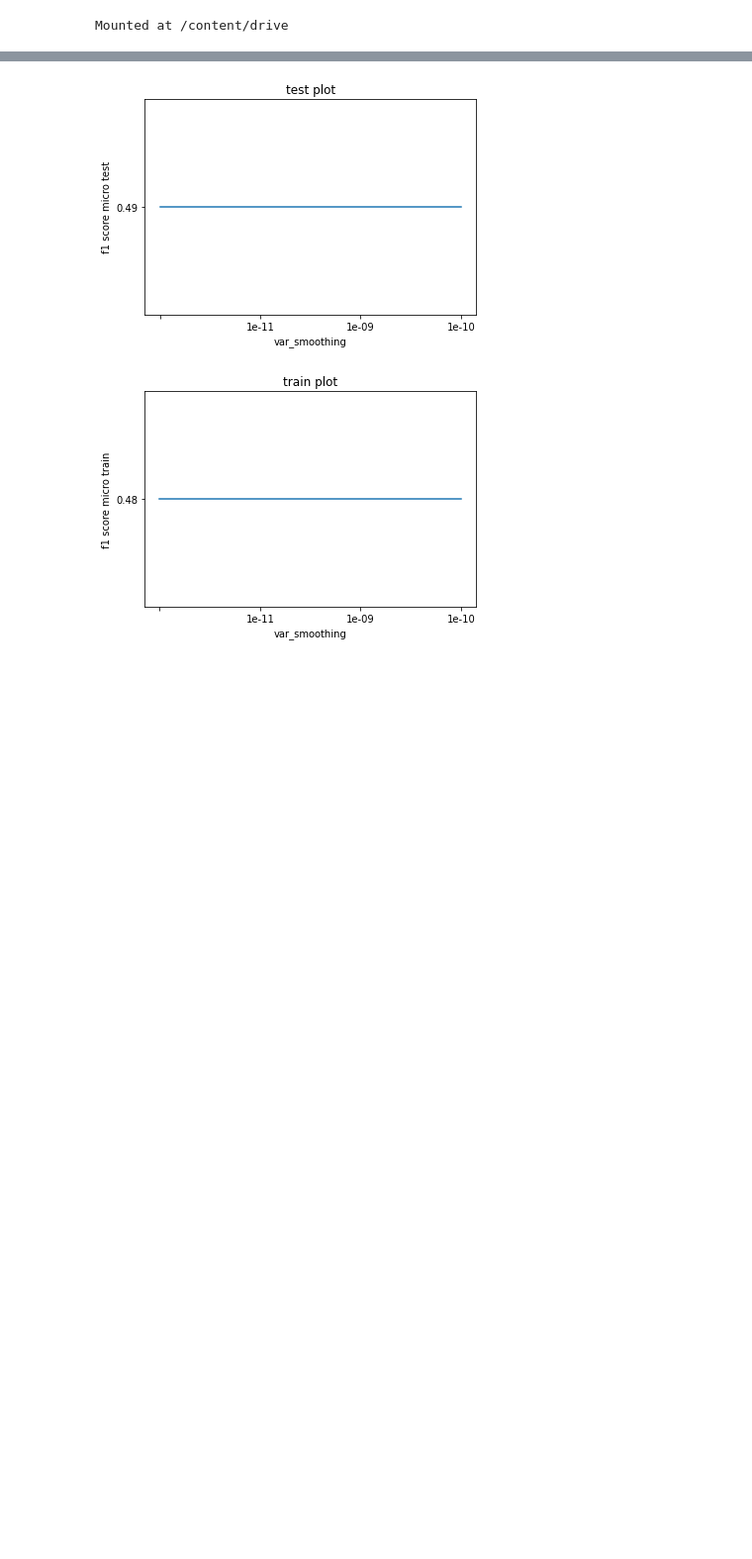
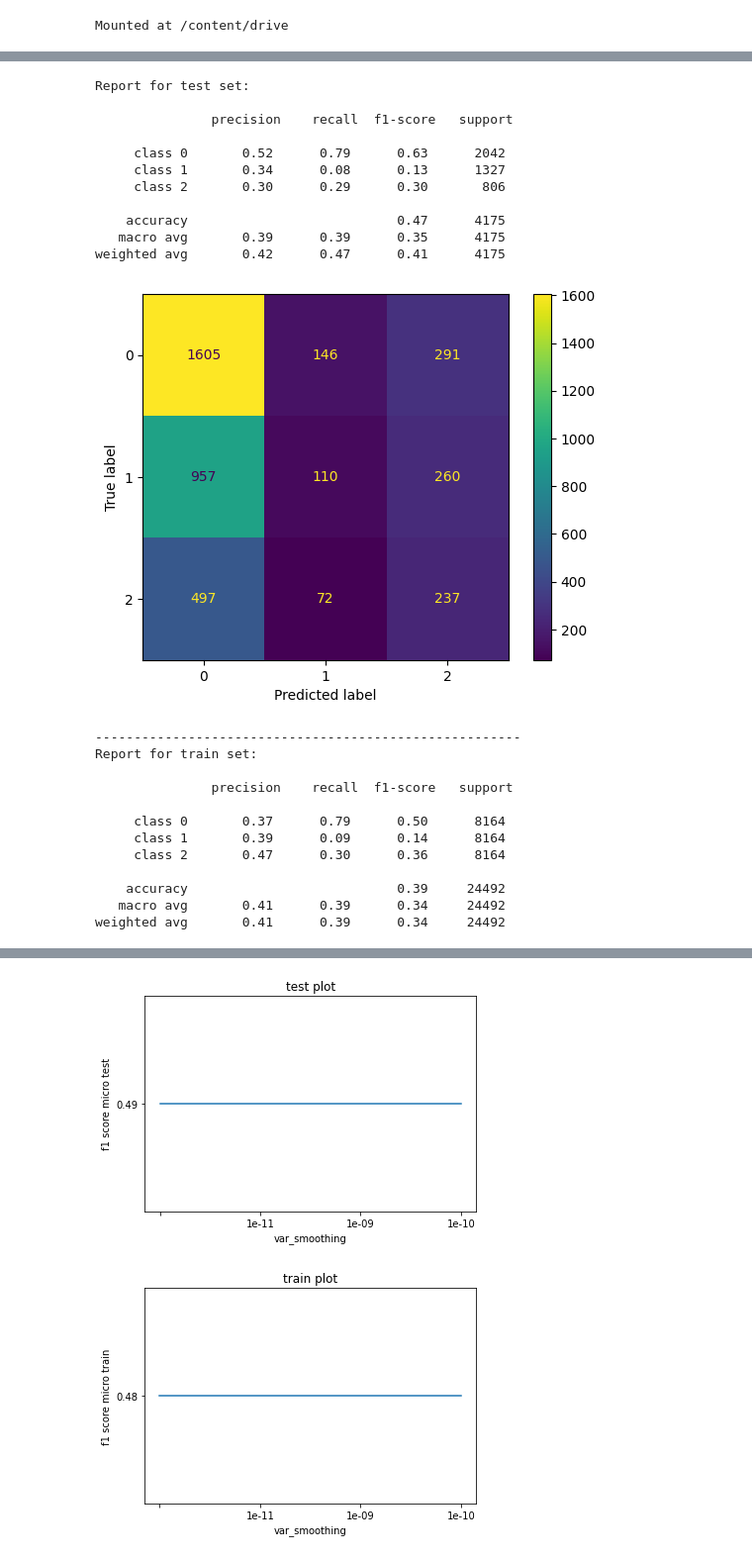
Before and after one commit to vajihe-ameri/predict-software-bugs-in-java-classes, a Jupyter notebook: naive-bayes.ipynb, the cells around one changed output, grey strips where cells are left out. Shown at 99% size. Saved outputs shown, nothing was run; the diff lists cells and outputs as text; code cells hidden in the pictures; blank space fills up the shorter version.

```diff
--- a/naive-bayes.ipynb
+++ b/naive-bayes.ipynb
@@ -112 +109,42 @@ Naive bayes
 +---------------+--------------------+----------------------+---------------------+
+# %%
+
+import numpy
+target_names = ['class 0', 'class 1', 'class 2']
+
+print("Report for test set:\n\n", classification_report(test_target, numpy.round(preds_test1), target_names=target_names))
+test_confusion_matrix = confusion_matrix(test_target, numpy.round(preds_test1))
+test_disp = ConfusionMatrixDisplay(confusion_matrix=test_confusion_matrix, display_labels=['0', '1', '2'])
+test_disp.plot()
+plt.show()
+print("-------------------------------------------------------")
+print("Report for train set:\n\n", classification_report(train_target, numpy.round(preds_train1), target_names=target_names))
+train_confusion_matrix = confusion_matrix(train_target, numpy.round(preds_train1))
+train_disp = ConfusionMatrixDisplay(confusion_matrix=train_confusion_matrix, display_labels=['0', '1', '2'])
+train_disp.plot()
+plt.show()
+# %% [output]
+Report for test set:
+
+               precision    recall  f1-score   support
+
+     class 0       0.52      0.79      0.63      2042
+     class 1       0.34      0.08      0.13      1327
+     class 2       0.30      0.29      0.30       806
+
+    accuracy                           0.47      4175
+   macro avg       0.39      0.39      0.35      4175
+weighted avg       0.42      0.47      0.41      4175
+[figure, added]
+-------------------------------------------------------
+Report for train set:
+
+               precision    recall  f1-score   support
+
+     class 0       0.37      0.79      0.50      8164
+     class 1       0.39      0.09      0.14      8164
+     class 2       0.47      0.30      0.36      8164
+
+    accuracy                           0.39     24492
+   macro avg       0.41      0.39      0.34     24492
+weighted avg       0.41      0.39      0.34     24492
```
Also changed, not shown: parts of 5 cells of this notebook.
